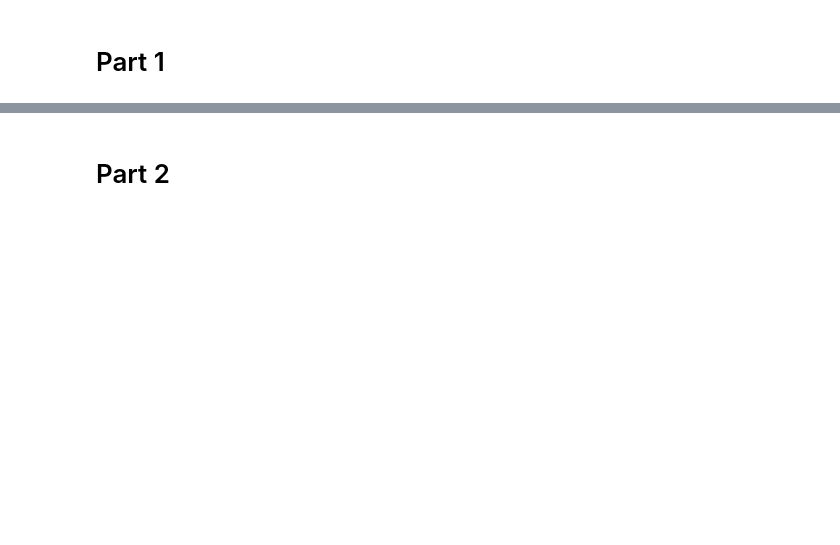
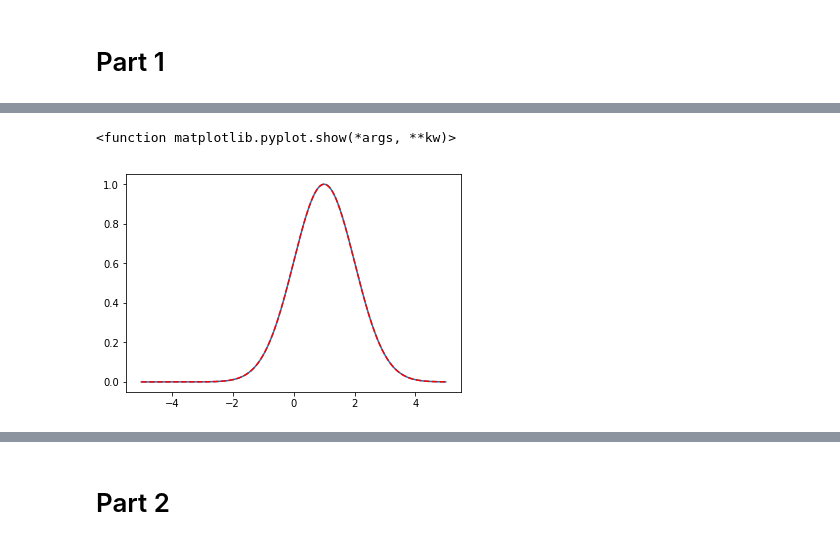
Before and after one commit to physics91si/lab06-ctandon11, a Jupyter notebook: lab06.ipynb, the cells around one changed output, grey strips where cells are left out. Drawn from its saved outputs; the diff is of its cells as text; code cells hidden in the pictures; blank space fills up the shorter version.

```diff
--- a/lab06.ipynb
+++ b/lab06.ipynb
@@ -25,2 +26,16 @@ scipy.optimize.curve_fit
+# %%
+from scipy.optimize import curve_fit
+guess=[1,1]
+params, covar= curve_fit(gaussian, x, y1, guess)
+y_fit=gaussian(x,*params)
+
+
+# TODO plot result
+plt.plot(x,y1)
+plt.plot(x,y_fit, 'r--')
+plt.show
+# %% [output]
+<function matplotlib.pyplot.show(*args, **kw)>
+[figure, added]
 # %%
 # TODO: load data here
```
Also changed, not shown: parts of 11 cells of this notebook.
